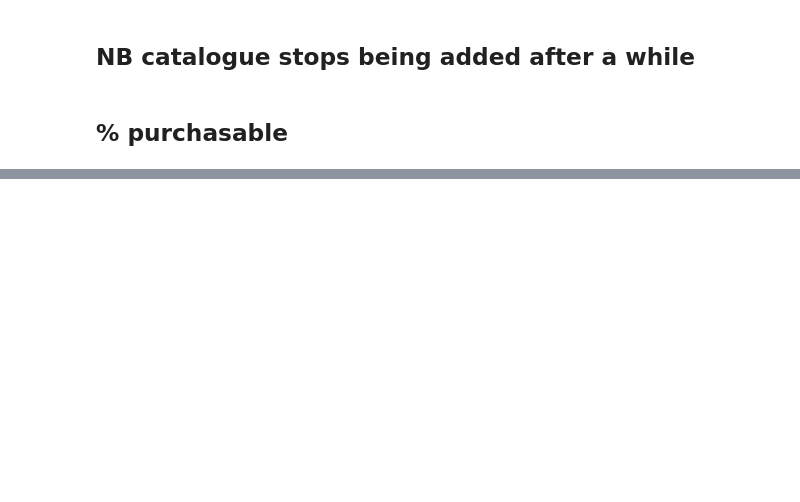
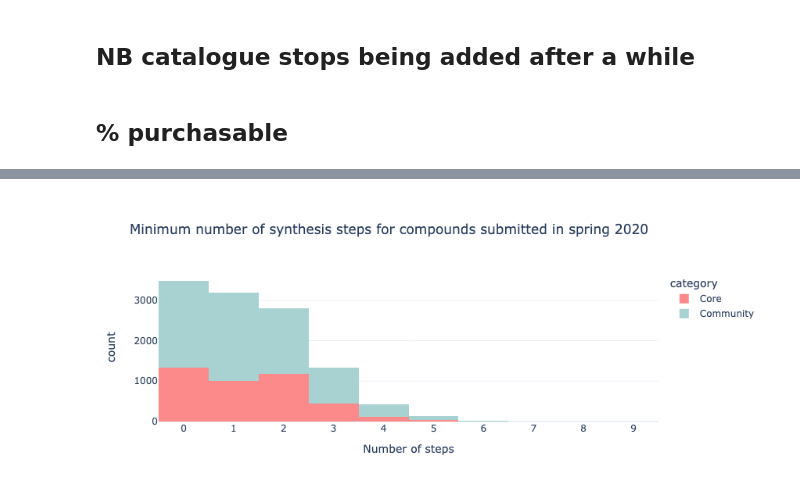
Before and after one commit to matteoferla/COVID-Moonshot-metadata-analysis, a Jupyter notebook: SAScore.ipynb, the cells around one changed output, grey strips where cells are left out. Saved outputs shown, nothing was run; the diff lists cells and outputs as text; code cells hidden in the pictures; blank space fills up the shorter version.

```diff
--- a/SAScore.ipynb
+++ b/SAScore.ipynb
@@ -298,3 +248,20 @@ fig
+# %%
+import plotly.express as px
+
+fig = px.histogram(moonshot,
+                   template="plotly_white",
+                   color='category',
+                   x='postera_minNumSteps',
+                   title='Minimum number of synthesis steps for compounds submitted in spring 2020',
+                   color_discrete_map={'Core': '#FD8A8A', 'Community': '#A8D1D1', 'Prior SARS inhibitor': '#F1F7B5'}
+                  )
+fig.update_layout(xaxis=dict(title='Number of steps', dtick = 1),
+                 )
+
+fig.write_image("images/steps.jpg")
+fig
+# %% [output]
+[figure, added]
 # %%
 from scipy.stats import median_abs_deviation as mad
 
```
Also changed, not shown: parts of 15 cells of this notebook, 18 other files.
